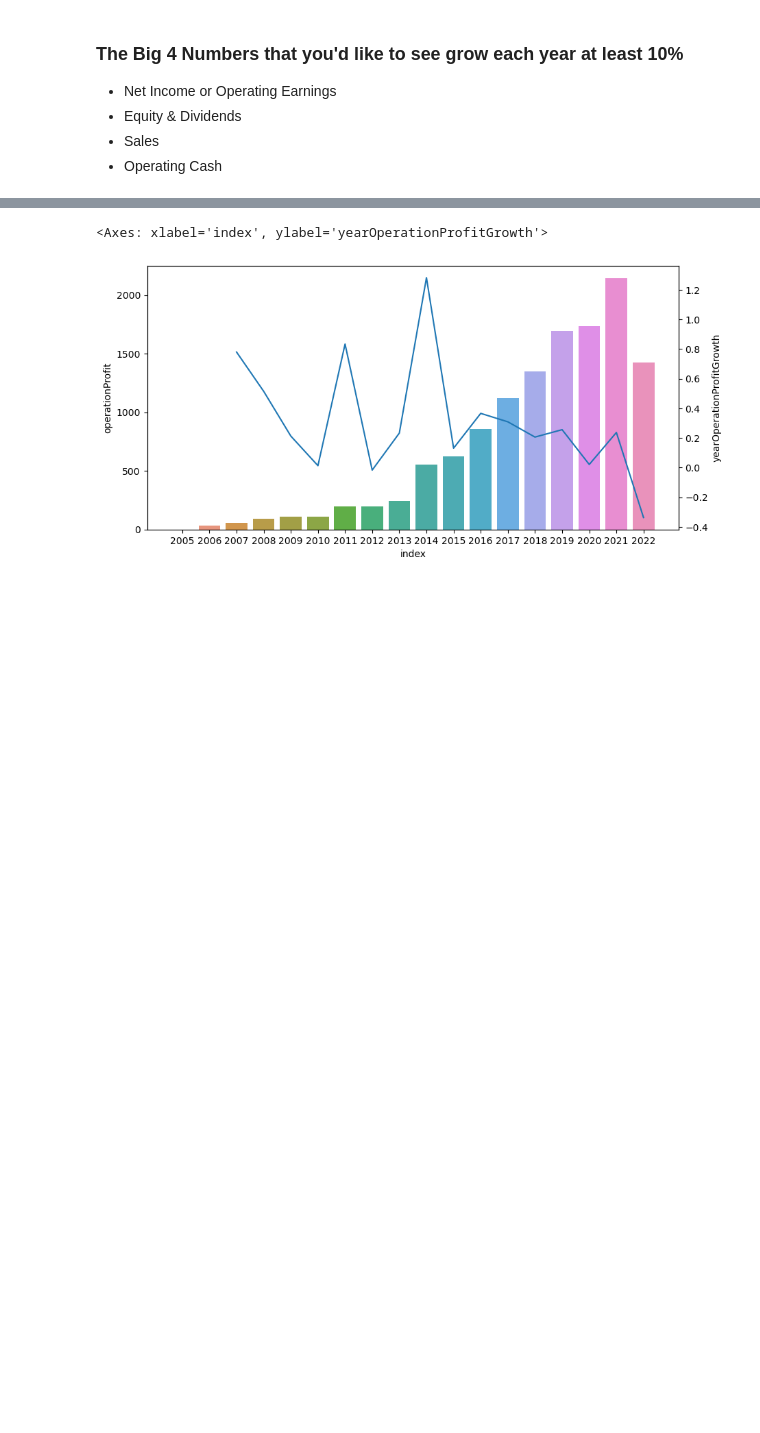
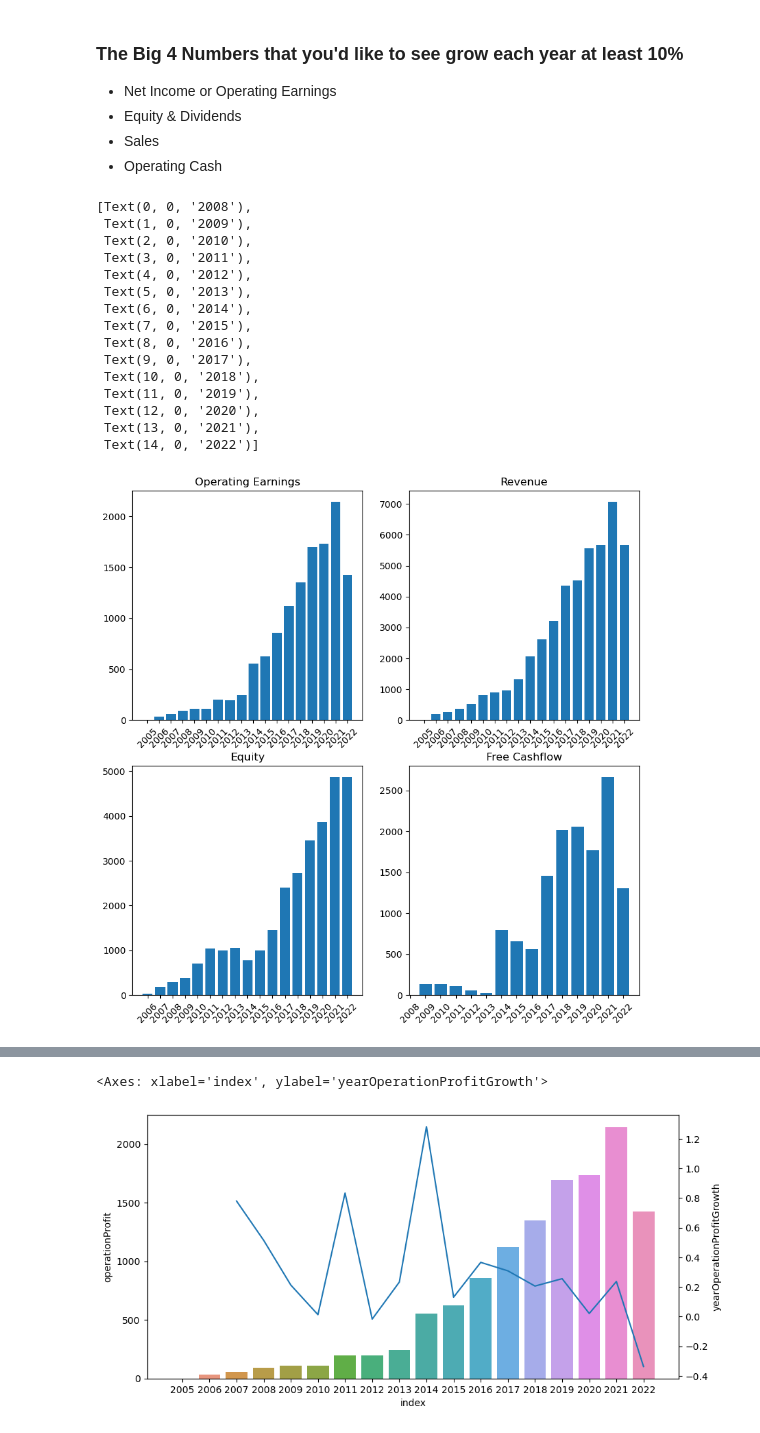
Before and after one commit to quang-g/VNStock-Analysis, a Jupyter notebook: VCS.ipynb, the cells around one changed output, grey strips where cells are left out. Saved outputs shown, nothing was run; the diff lists cells and outputs as text; code cells hidden in the pictures; blank space fills up the shorter version.

```diff
--- a/VCS.ipynb
+++ b/VCS.ipynb
@@ -42,3 +42,8 @@ x_axis
 Index(['2005', '2006', '2007', '2008', '2009', '2010', '2011', '2012', '2013',
        '2014', '2015', '2016', '2017', '2018', '2019', '2020', '2021', '2022'],
       dtype='object', name='index')
+# %%
+BalanceSheet = financial_flow(symbol='VCS', report_type='balancesheet', report_range='yearly')
+BalanceSheet = BalanceSheet.sort_index()
+BalanceSheet['equityGrowth'] = BalanceSheet['equity'].pct_change() * 100
+BalanceSheet[['equity', 'equityGrowth']]
@@ -44,0 +74,5 @@ Index(['2005', '2006', '2007', '2008', '2009', '2010', '2011', '2012', '2013',
+# %%
+CashFlow = financial_flow(symbol='VCS', report_type='cashflow', report_range='yearly')
+CashFlow = CashFlow.sort_index()
+CashFlow['freeCashFlowRate'] = CashFlow['freeCashFlow'].pct_change() * 100
+CashFlow.head(5)
@@ -50,3 +92,35 @@ Index(['2005', '2006', '2007', '2008', '2009', '2010', '2011', '2012', '2013',
     <li>Sales</li>
     <li>Operating Cash</li>
 </ul>
+# %%
+fig, (axs) = plt.subplots(2,2, figsize=(10,10))
+
+axs[0,0].bar(x=x_axis, height='operationProfit', data=IncomeStatement)
+axs[0,0].set_title('Operating Earnings')
+axs[0,0].set_xticklabels(axs[0,0].get_xticklabels(),rotation=45)
+axs[0,1].set_title('Revenue')
+axs[0,1].bar(x=x_axis, height='revenue', data=IncomeStatement)
+axs[0,1].set_xticklabels(axs[0,1].get_xticklabels(),rotation=45)
+axs[1,0].bar(x=BalanceSheet.index, height=BalanceSheet['equity'])
+axs[1,0].set_title('Equity')
+axs[1,0].set_xticklabels(axs[1,0].get_xticklabels(),rotation=45)
+axs[1,1].bar(x=CashFlow.index, height=CashFlow['freeCashFlow'])
+axs[1,1].set_title('Free Cashflow')
+axs[1,1].set_xticklabels(axs[1,1].get_xticklabels(),rotation=45)
+# %% [output]
+[Text(0, 0, '2008'),
+ Text(1, 0, '2009'),
+ Text(2, 0, '2010'),
+ Text(3, 0, '2011'),
+ Text(4, 0, '2012'),
+ Text(5, 0, '2013'),
+ Text(6, 0, '2014'),
+ Text(7, 0, '2015'),
+ Text(8, 0, '2016'),
+ Text(9, 0, '2017'),
+ Text(10, 0, '2018'),
+ Text(11, 0, '2019'),
+ Text(12, 0, '2020'),
+ Text(13, 0, '2021'),
+ Text(14, 0, '2022')]
+[figure, added]
```
Also changed, not shown: parts of 12 cells of this notebook.
